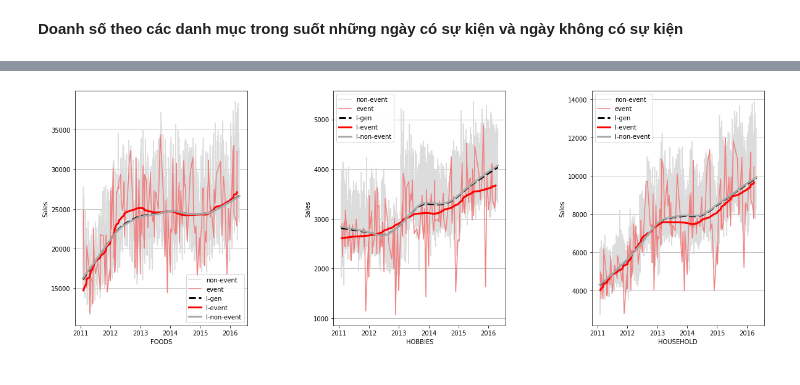
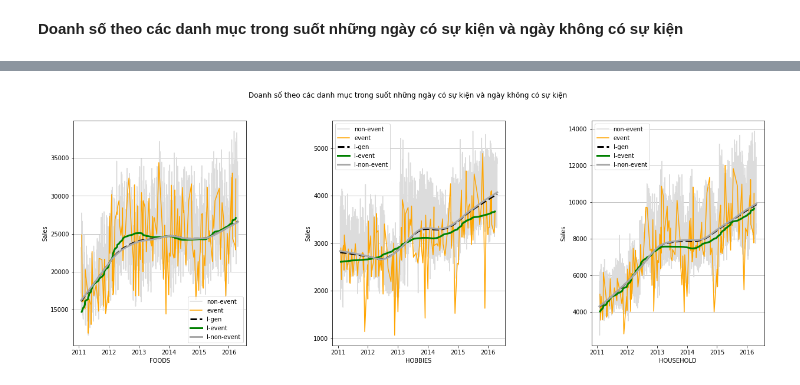
Before and after one commit to HienNguyenMinh/PythonAssignment, a Jupyter notebook: BaiTap2.ipynb, the cells around one changed output, grey strips where cells are left out. Drawn from its saved outputs; the diff is of its cells as text; code cells hidden in the pictures.

```diff
--- a/BaiTap2.ipynb
+++ b/BaiTap2.ipynb
@@ -722,18 +747,21 @@ L1 = pd.DataFrame(L1,columns = e.columns)
 L2 = pd.DataFrame(L2,columns = ne.columns)
 L3 = pd.DataFrame(L3,columns = t.columns)
 # %%
-fig, ax = plt.subplots(1,3, figsize=(20,7))
+#Vẽ lưới biểu đồ gồm 1 dòng 3 cột và config size
+fig, ax = plt.subplots(1,3, figsize=(21,7))
+#Vẽ biểu đồ
 for j in range(3):
     ax[j].plot(ne.iloc[j,:] ,color='gainsboro', label = 'non-event')
-    ax[j].plot(e.iloc[j,:] ,color='lightcoral',label = 'event')
+    ax[j].plot(e.iloc[j,:] ,color='orange',label = 'event')
     ax[j].plot(L3.iloc[j,:] ,color = 'black', linestyle= 'dashed',label = 'l-gen',linewidth=3)
-    ax[j].plot(L1.iloc[j,:] ,color='red',label = 'l-event',linewidth=3)
+    ax[j].plot(L1.iloc[j,:] ,color='green',label = 'l-event',linewidth=3)
     ax[j].plot(L2.iloc[j,:] ,color = 'darkgray',label = 'l-non-event',linewidth=3)
     ax[j].grid(b=True,axis='y')
     ax[j].legend(loc='best')
     ax[j].set(xlabel = t.index[j] ,ylabel = 'Sales')
 
 fig.subplots_adjust( hspace = 0.0,wspace=0.5)
+plt.suptitle('Doanh số theo các danh mục trong suốt những ngày có sự kiện và ngày không có sự kiện')
 plt.show()
 # %% [output]
-[figure, old version]
+[figure, new version]
```
Also changed, not shown: parts of 37 cells of this notebook.
